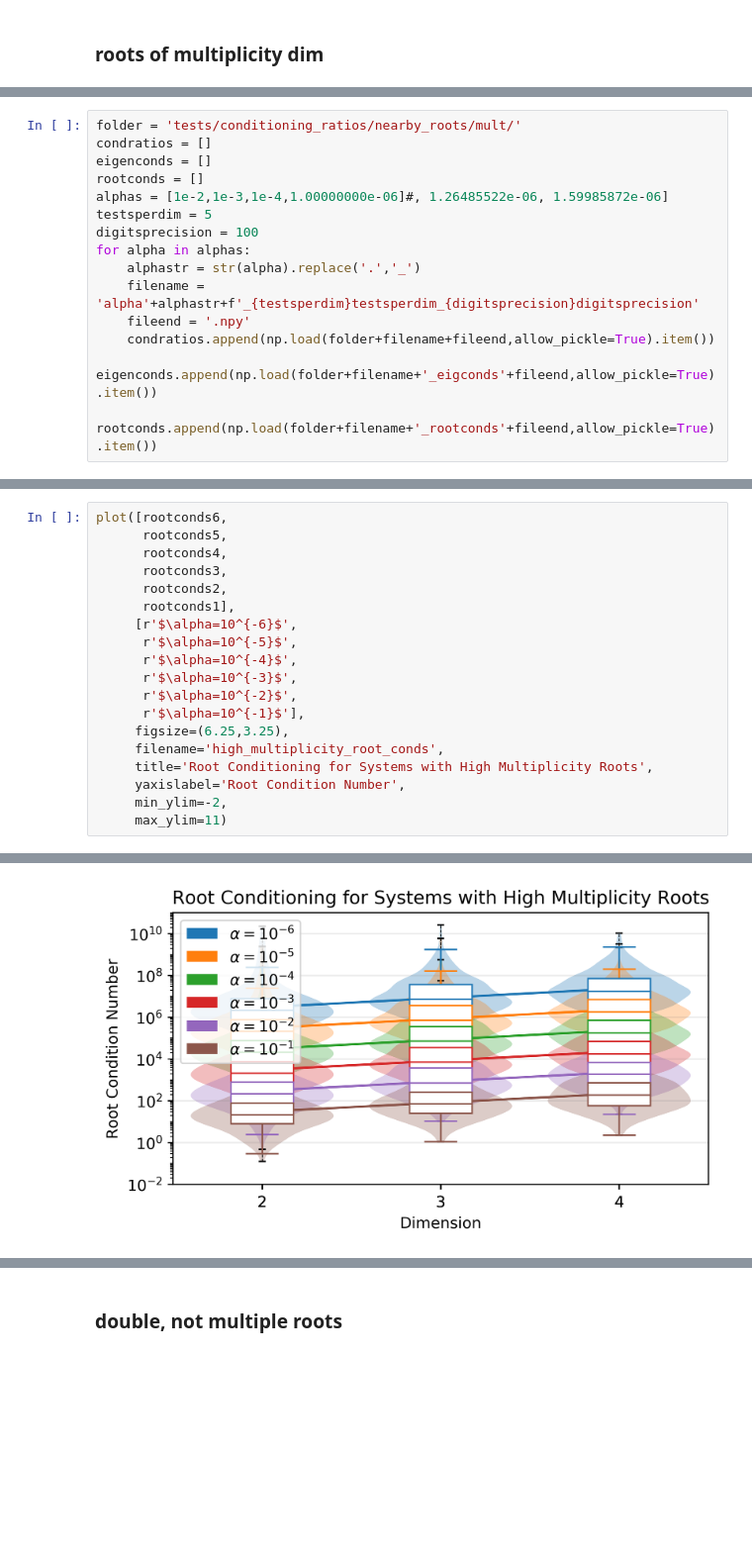
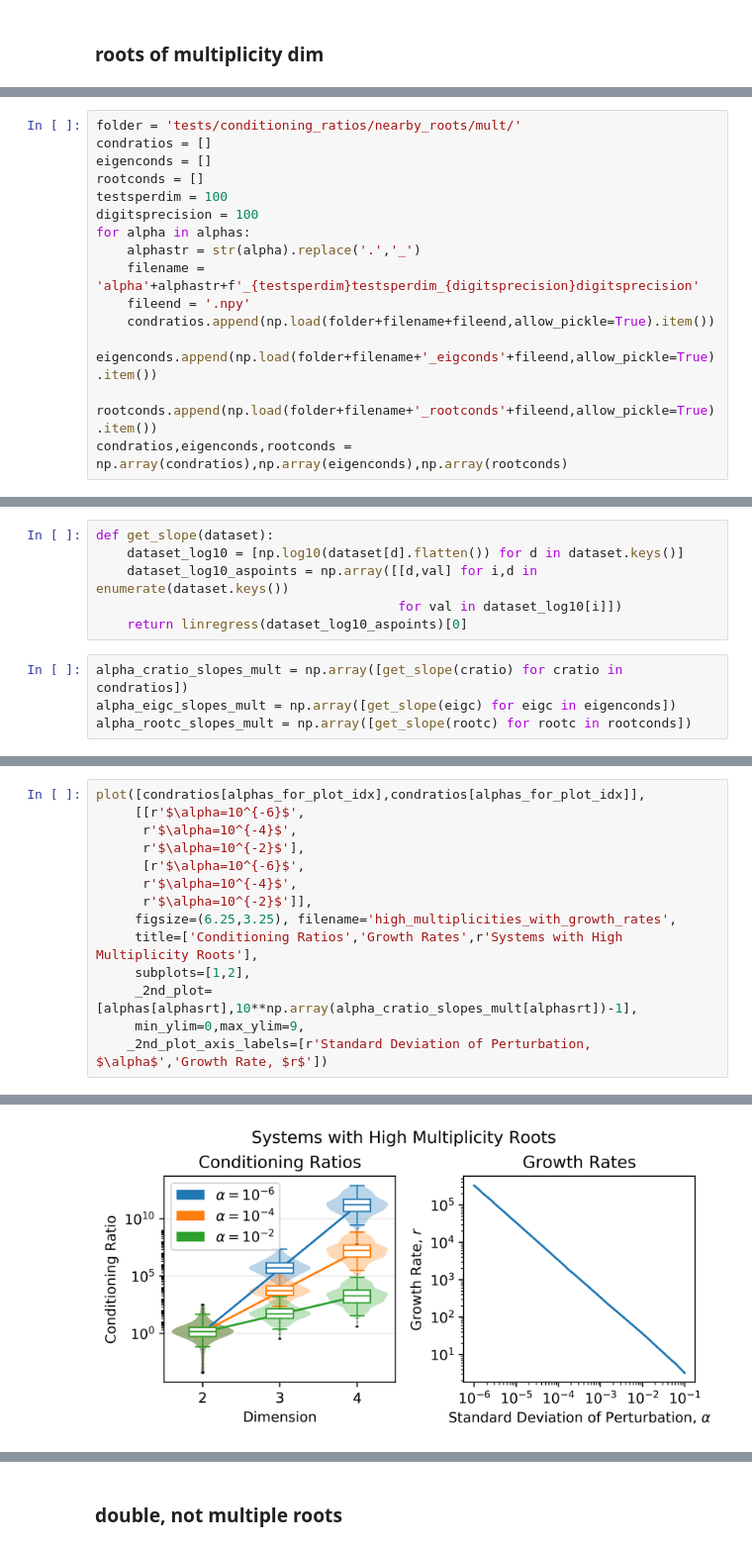
Before and after one commit to tylerjarvis/eigen_rootfinding, a Jupyter notebook: ConditioningRatios.ipynb, the cells around one changed output, grey strips where cells are left out. Shown at 99% size. Drawn from its saved outputs; the diff is of its cells as text; blank space fills up the shorter version.

Commit message:
plotting how crs explode as roots move together

```diff
--- a/ConditioningRatios.ipynb
+++ b/ConditioningRatios.ipynb
@@ -355,8 +375,7 @@ folder = 'tests/conditioning_ratios/nearby_roots/mult/'
 condratios = []
 eigenconds = []
 rootconds = []
-alphas = [1e-2,1e-3,1e-4,1.00000000e-06]#, 1.26485522e-06, 1.59985872e-06]
-testsperdim = 5
+testsperdim = 100
 digitsprecision = 100
 for alpha in alphas:
     alphastr = str(alpha).replace('.','_')
@@ -365,3 +384,4 @@ for alpha in alphas:
     condratios.append(np.load(folder+filename+fileend,allow_pickle=True).item())
     eigenconds.append(np.load(folder+filename+'_eigconds'+fileend,allow_pickle=True).item())
     rootconds.append(np.load(folder+filename+'_rootconds'+fileend,allow_pickle=True).item())
+condratios,eigenconds,rootconds = np.array(condratios),np.array(eigenconds),np.array(rootconds)
@@ -510,0 +388,10 @@ num cores: 18.0
+# %%
+def get_slope(dataset):
+    dataset_log10 = [np.log10(dataset[d].flatten()) for d in dataset.keys()]
+    dataset_log10_aspoints = np.array([[d,val] for i,d in enumerate(dataset.keys())
+                                       for val in dataset_log10[i]])
+    return linregress(dataset_log10_aspoints)[0]
+# %%
+alpha_cratio_slopes_mult = np.array([get_slope(cratio) for cratio in condratios])
+alpha_eigc_slopes_mult = np.array([get_slope(eigc) for eigc in eigenconds])
+alpha_rootc_slopes_mult = np.array([get_slope(rootc) for rootc in rootconds])
@@ -511,21 +403,16 @@ num cores: 18.0
 # %%
-plot([rootconds6,
-      rootconds5,
-      rootconds4,
-      rootconds3,
-      rootconds2,
-      rootconds1],
-     [r'$\alpha=10^{-6}$',
-      r'$\alpha=10^{-5}$',
+plot([condratios[alphas_for_plot_idx],condratios[alphas_for_plot_idx]],
+     [[r'$\alpha=10^{-6}$',
       r'$\alpha=10^{-4}$',
-      r'$\alpha=10^{-3}$',
-      r'$\alpha=10^{-2}$',
-      r'$\alpha=10^{-1}$'],
-     figsize=(6.25,3.25),
-     filename='high_multiplicity_root_conds',
-     title='Root Conditioning for Systems with High Multiplicity Roots',
-     yaxislabel='Root Condition Number',
-     min_ylim=-2,
-     max_ylim=11)
+      r'$\alpha=10^{-2}$'],
+      [r'$\alpha=10^{-6}$',
+      r'$\alpha=10^{-4}$',
+      r'$\alpha=10^{-2}$']],
+     figsize=(6.25,3.25), filename='high_multiplicities_with_growth_rates',
+     title=['Conditioning Ratios','Growth Rates',r'Systems with High Multiplicity Roots'],
+     subplots=[1,2],
+     _2nd_plot=[alphas[alphasrt],10**np.array(alpha_cratio_slopes_mult[alphasrt])-1],
+     min_ylim=0,max_ylim=9,
+    _2nd_plot_axis_labels=[r'Standard Deviation of Perturbation, $\alpha$','Growth Rate, $r$'])
 # %% [output]
 $\alpha=10^{-6}$
@@ -548 +435 @@ Exponential Growth Rate: 1.7079634402695398
-[figure, old version]
+[figure, new version]
```
Also changed, not shown: parts of 14 cells of this notebook, 1 other file.
